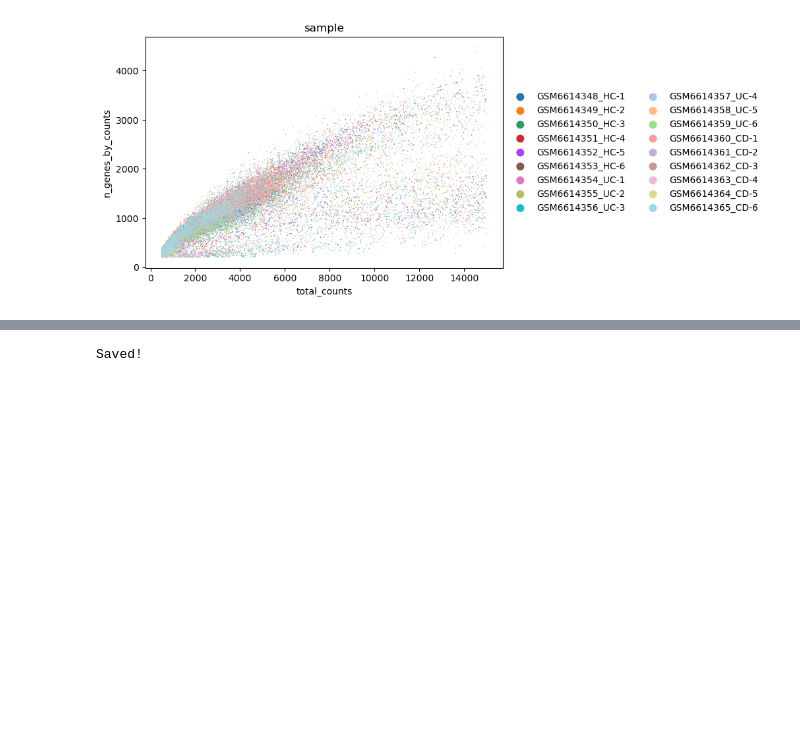
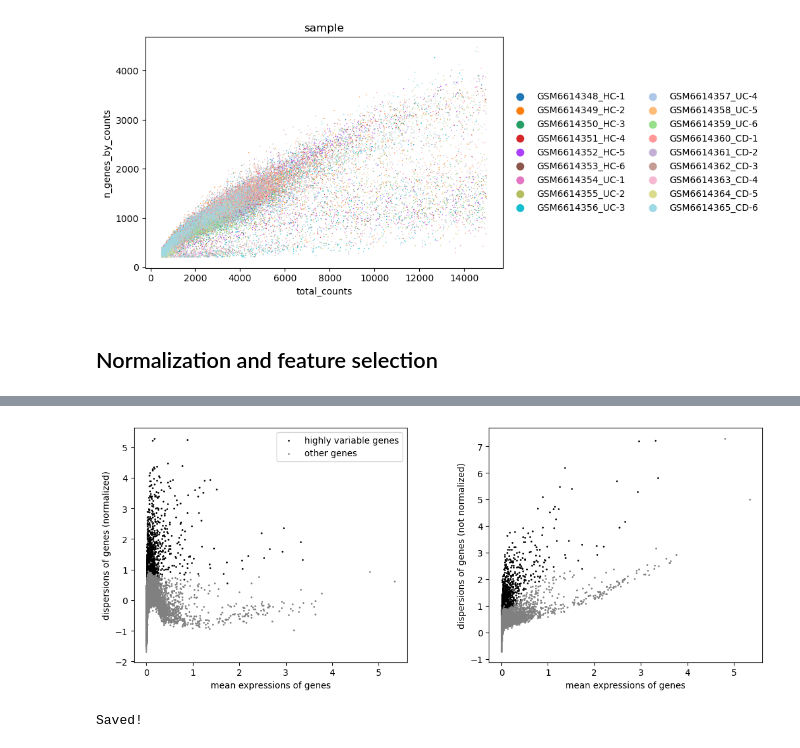
Before and after one commit to crlfgnds/ibd-myeloid-scoring, a Jupyter notebook: notebooks/02_scrna_preprocessing.ipynb, the cells around one changed output, grey strips where cells are left out. Drawn from its saved outputs; the diff is of its cells as text; code cells hidden in the pictures; blank space fills up the shorter version.

```diff
--- a/notebooks/02_scrna_preprocessing.ipynb
+++ b/notebooks/02_scrna_preprocessing.ipynb
@@ -266,2 +279,7 @@ sc.pl.scatter(adata_combined_filtered, "total_counts",
 # %% [output]
 [figure]
+# %% [markdown]
+## Normalization and feature selection
+# %%
+# Saving count data
+adata_combined_filtered.layers["counts"] = adata_combined_filtered.X.copy()
@@ -267,0 +291,6 @@ sc.pl.scatter(adata_combined_filtered, "total_counts",
+# %%
+#Feature selection
+sc.pp.highly_variable_genes(adata_combined_filtered, n_top_genes=2000, batch_key="sample")
+sc.pl.highly_variable_genes(adata_combined_filtered,
+save=".png")
+# %% [output]
@@ -268,3 +298,4 @@ sc.pl.scatter(adata_combined_filtered, "total_counts",
+[figure, added]
 # %%
 #save filtered object
 adata_combined_filtered.write("data/processed/adata_combined_filtered.h5ad")
```
Also changed, not shown: parts of 8 cells of this notebook.
